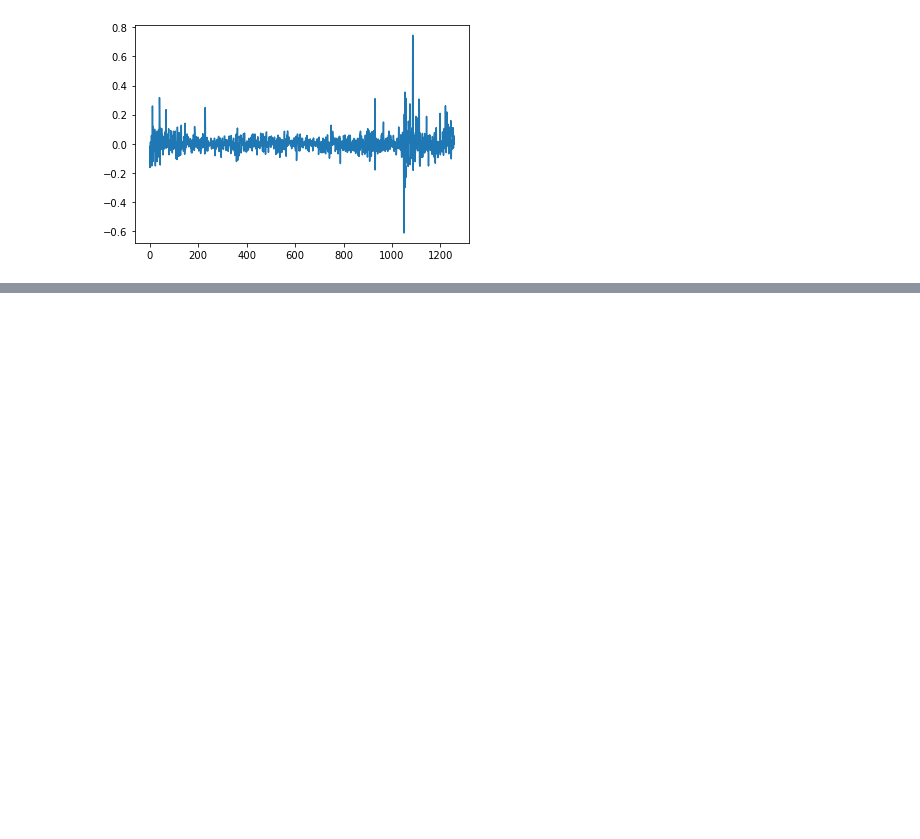
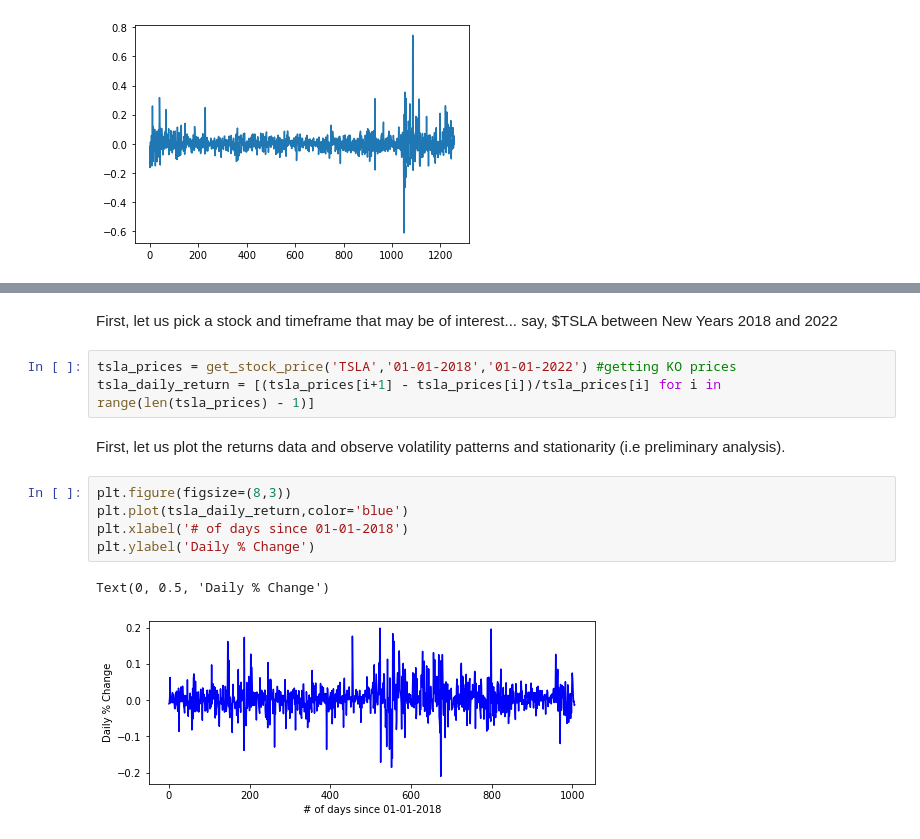
Before and after one commit to theheavygluon/Risk-Management-Course, a Jupyter notebook: Lecture 4 - Time Series Analysis.ipynb, the cells around one changed output, grey strips where cells are left out. Cells and saved outputs as stored; diff of their text form; blank space fills up the shorter version.

```diff
--- a/Lecture 4 - Time Series Analysis.ipynb
+++ b/Lecture 4 - Time Series Analysis.ipynb
@@ -514,0 +529,15 @@ Once the model has been fit and the estimated parameters have been returned, one
+# %% [markdown]
+First, let us pick a stock and timeframe that may be of interest... say, $TSLA between New Years 2018 and 2022
+# %%
+tsla_prices = get_stock_price('TSLA','01-01-2018','01-01-2022') #getting KO prices
+tsla_daily_return = [(tsla_prices[i+1] - tsla_prices[i])/tsla_prices[i] for i in range(len(tsla_prices) - 1)]
+# %% [markdown]
+First, let us plot the returns data and observe volatility patterns and stationarity (i.e preliminary analysis).
+# %%
+plt.figure(figsize=(8,3))
+plt.plot(tsla_daily_return,color='blue')
+plt.xlabel('# of days since 01-01-2018')
+plt.ylabel('Daily % Change')
+# %% [output]
+Text(0, 0.5, 'Daily % Change')
+[figure, added]
```
Also changed, not shown: parts of 23 cells of this notebook.
